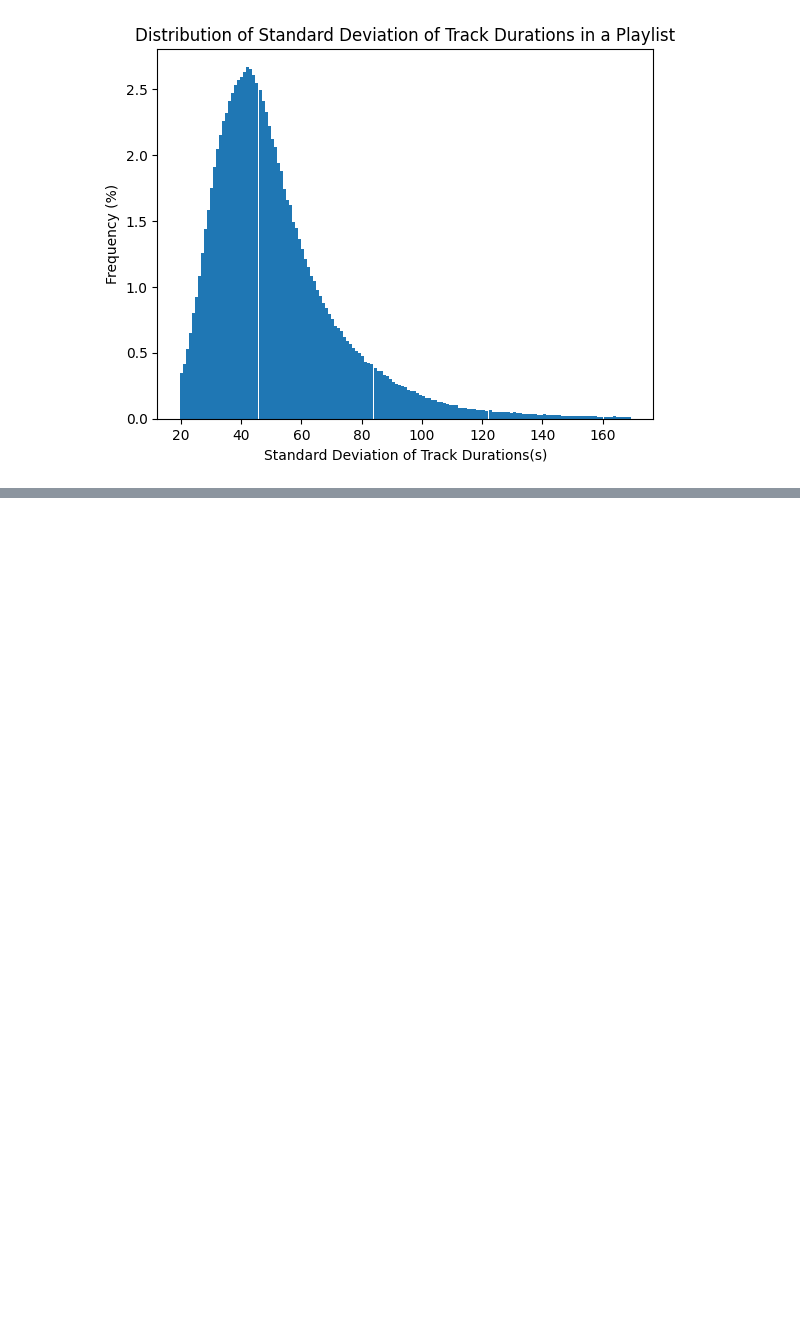
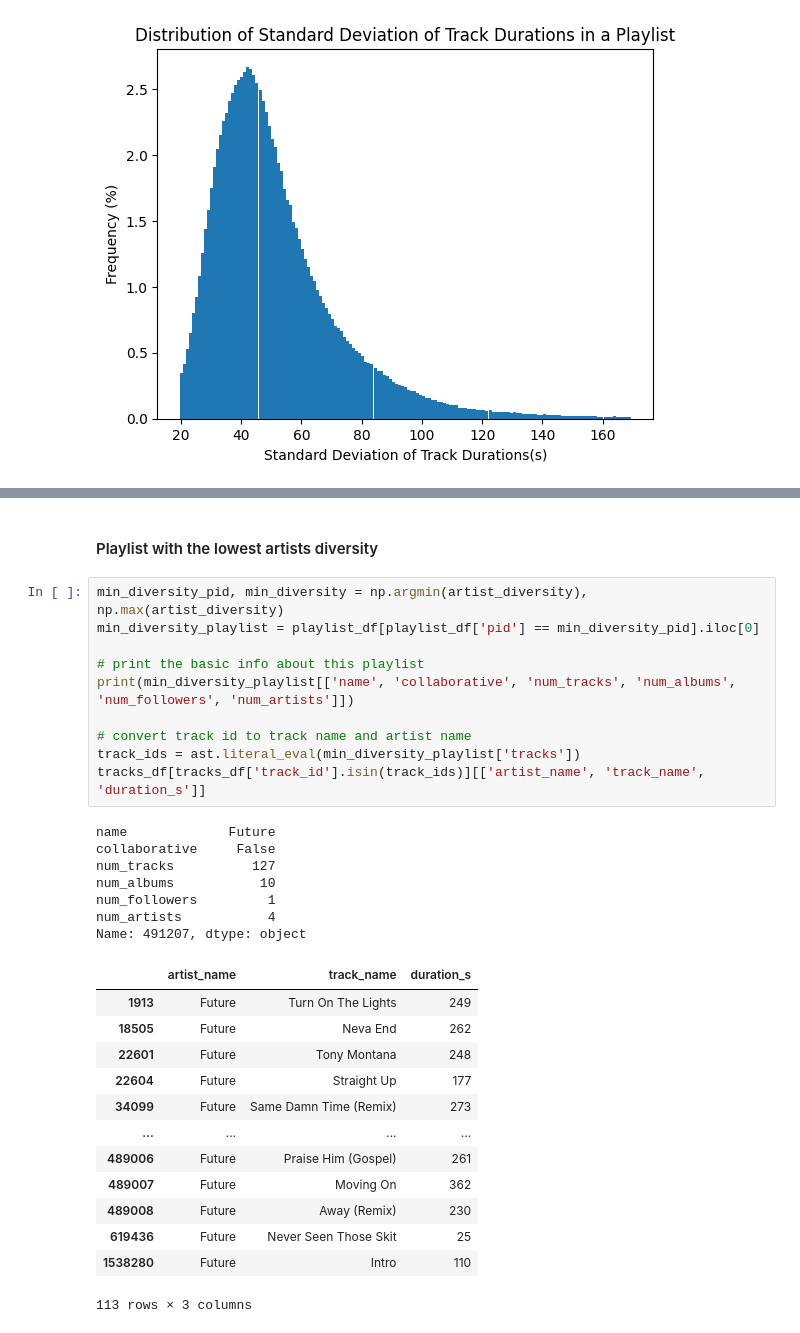
Before and after one commit to ersimpson/ece143final, a Jupyter notebook: src/EDA.ipynb, the cells around one changed output, grey strips where cells are left out. Cells and saved outputs as stored; diff of their text form; blank space fills up the shorter version.

```diff
--- a/src/EDA.ipynb
+++ b/src/EDA.ipynb
@@ -43,0 +87,33 @@ plt.show()
+# %% [markdown]
+#### Playlist with the lowest artists diversity
+# %%
+min_diversity_pid, min_diversity = np.argmin(artist_diversity), np.max(artist_diversity)
+min_diversity_playlist = playlist_df[playlist_df['pid'] == min_diversity_pid].iloc[0]
+
+# print the basic info about this playlist
+print(min_diversity_playlist[['name', 'collaborative', 'num_tracks', 'num_albums', 'num_followers', 'num_artists']])
+
+# convert track id to track name and artist name
+track_ids = ast.literal_eval(min_diversity_playlist['tracks'])
+tracks_df[tracks_df['track_id'].isin(track_ids)][['artist_name', 'track_name', 'duration_s']]
+# %% [output]
+name             Future
+collaborative     False
+num_tracks          127
+num_albums           10
+num_followers         1
+num_artists           4
+Name: 491207, dtype: object
+|  | artist_name | track_name | duration_s |
+| 1913 | Future | Turn On The Lights | 249 |
+| 18505 | Future | Neva End | 262 |
+| 22601 | Future | Tony Montana | 248 |
+| 22604 | Future | Straight Up | 177 |
+| 34099 | Future | Same Damn Time (Remix) | 273 |
+| ... | ... | ... | ... |
+| 489006 | Future | Praise Him (Gospel) | 261 |
+| 489007 | Future | Moving On | 362 |
+| 489008 | Future | Away (Remix) | 230 |
+| 619436 | Future | Never Seen Those Skit | 25 |
+| 1538280 | Future | Intro | 110 |
+113 rows × 3 columns
```
Also changed, not shown: parts of 9 cells of this notebook.
